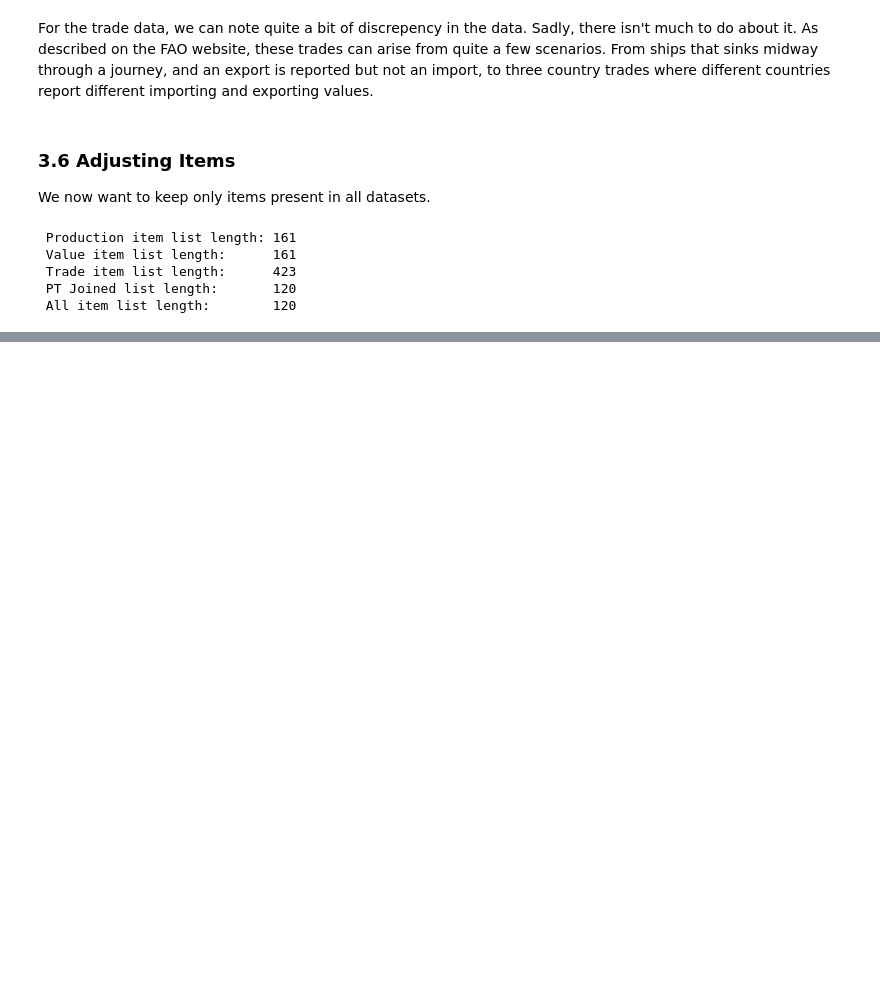
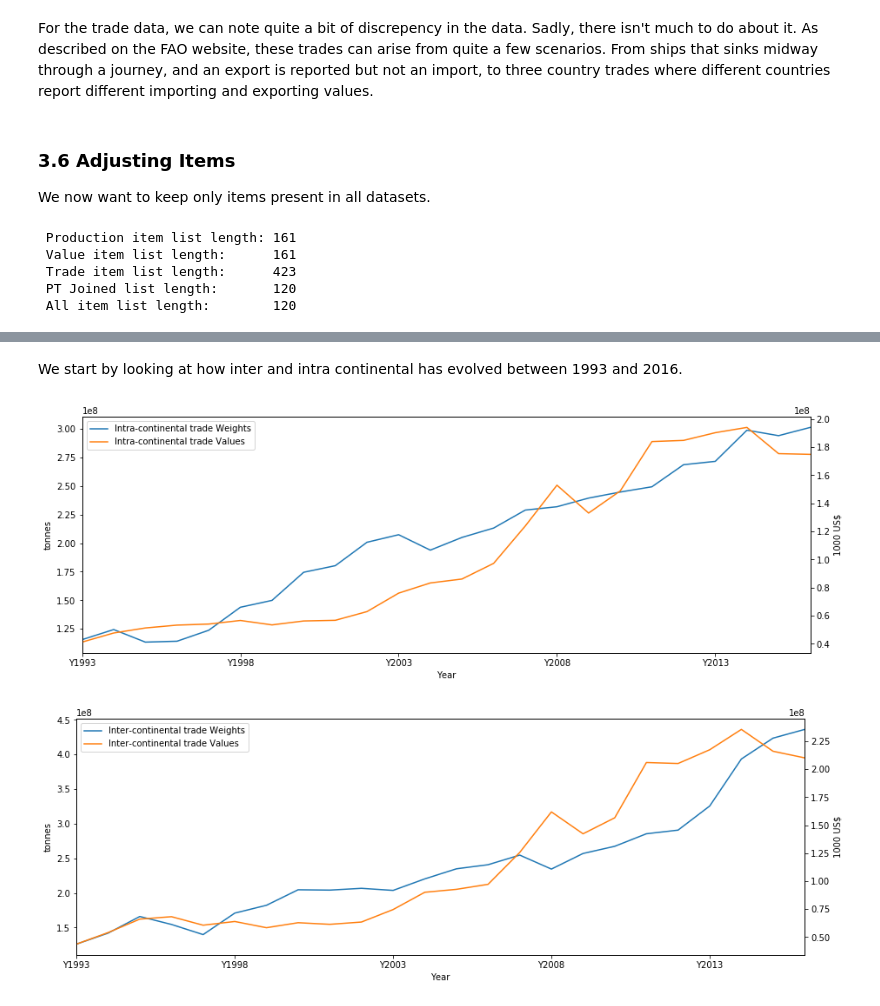
Before and after one commit to n-poulsen/GranADA, a Jupyter notebook: code/milestone2.ipynb, the cells around one changed output, grey strips where cells are left out. Saved outputs shown, nothing was run; the diff lists cells and outputs as text; code cells hidden in the pictures; blank space fills up the shorter version.

```diff
--- a/code/milestone2.ipynb
+++ b/code/milestone2.ipynb
@@ -415,0 +467,3 @@ w
+# %%
+country_groups = pd.read_csv('../data/FAOSTAT_data_11-19-2019.csv')
+country_groups.head()
@@ -415,0 +477,55 @@ w
+# %%
+african_countries = set(country_groups[country_groups['Country Group'] == 'Africa']['Country'])
+american_countries = set(country_groups[country_groups['Country Group'] == 'Americas']['Country'])
+asian_countries = set(country_groups[country_groups['Country Group'] == 'Asia']['Country'])
+european_countries = set(country_groups[country_groups['Country Group'] == 'Europe']['Country'])
+oceanian_countries = set(country_groups[country_groups['Country Group'] == 'Oceania']['Country'])
+
+continents = [african_countries, american_countries, asian_countries, european_countries, oceanian_countries]
+continent_names = ['Africa', 'Americas', 'Asia', 'Europe', 'Oceania']
+# %% [markdown]
+We start by looking at how inter and intra continental has evolved between 1993 and 2016.
+# %%
+df_intra_continental_imports_w = pd.DataFrame(columns=df_trade.columns)
+df_intra_continental_imports_v = pd.DataFrame(columns=df_trade.columns)
+
+df_inter_continental_imports_w = pd.DataFrame(columns=df_trade.columns)
+df_inter_continental_imports_v = pd.DataFrame(columns=df_trade.columns)
+
+for c in continents:
+    df_intra_continental_imports_w = df_intra_continental_imports_w\
+        .append(df_trade[(df_trade['Reporter Countries'].isin(c)) &
+                         (df_trade['Partner Countries'].isin(c)) &
+                         (df_trade['Element'] == 'Import Quantity')])
+    df_intra_continental_imports_v = df_intra_continental_imports_v\
+        .append(df_trade[(df_trade['Reporter Countries'].isin(c)) &
+                         (df_trade['Partner Countries'].isin(c)) &
+                         (df_trade['Element'] == 'Import Value')])
+
+for c1 in continents:
+    for c2 in continents:
+        if c1 != c2:
+            df_inter_continental_imports_w = df_inter_continental_imports_w\
+                .append(df_trade[(df_trade['Reporter Countries'].isin(c1)) &
+                                 (df_trade['Partner Countries'].isin(c2)) &
+                                 (df_trade['Element'] == 'Import Quantity')])
+            df_inter_continental_imports_v = df_inter_continental_imports_v\
+                .append(df_trade[(df_trade['Reporter Countries'].isin(c1)) &
+                                 (df_trade['Partner Countries'].isin(c2)) &
+                                 (df_trade['Element'] == 'Import Value')])
+
+df_intra_continental_imports_w_sums = df_intra_continental_imports_w[[f'Y{label}' for label in range(1993, 2017)]]\
+                                    .sum(axis=0)
+df_intra_continental_imports_v_sums = df_intra_continental_imports_v[[f'Y{label}' for label in range(1993, 2017)]]\
+                                    .sum(axis=0)
+
+df_inter_continental_imports_w_sums = df_inter_continental_imports_w[[f'Y{label}' for label in range(1993, 2017)]]\
+                                    .sum(axis=0)
+df_inter_continental_imports_v_sums = df_inter_continental_imports_v[[f'Y{label}' for label in range(1993, 2017)]]\
+                                    .sum(axis=0)
+
+plot_trade(df_intra_continental_imports_w_sums, df_intra_continental_imports_v_sums, 'Intra-continental trade')
+plot_trade(df_inter_continental_imports_w_sums, df_inter_continental_imports_v_sums, 'Inter-continental trade')
+# %% [output]
+[figure, added]
+[figure, added]
```
Also changed, not shown: parts of 35 cells of this notebook, 1 other file.
